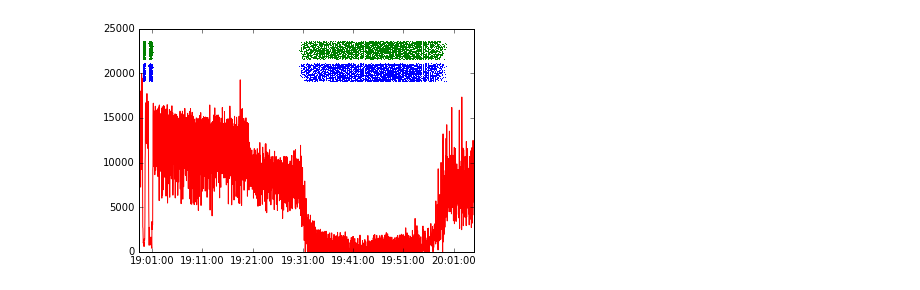
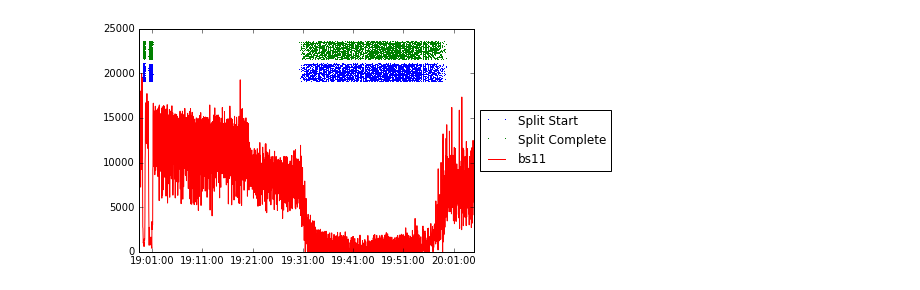
Before and after one commit to michaelsevilla/zlog-popper, a Jupyter notebook: experiments/object-spew-iops-drop/visualize.ipynb, the cells around one changed output. Drawn from its saved outputs; the diff is of its cells as text; code cells hidden in the pictures.

Commit message:
expr: add explanation and legends
Signed-off-by: Noah Watkins <noahwatkins@gmail.com>

```diff
--- a/experiments/object-spew-iops-drop/visualize.ipynb
+++ b/experiments/object-spew-iops-drop/visualize.ipynb
@@ -80,12 +86,13 @@ df.head()
 # %%
 fig = plt.figure()
 ax = fig.add_subplot(111)
-ax.plot(df.split_start, df.y1, label='a', marker=',', linestyle='')
-ax.plot(df.split_end, df.y2, label='b', marker=',', linestyle='')
-ax.plot(client_trace.time, client_trace.iops)
-plt.savefig('x.png', dpi=300, bbox_inches='tight')
+ax.plot(df.split_start, df.y1, label='Split Start', marker=',', linestyle='')
+ax.plot(df.split_end, df.y2, label='Split Complete', marker=',', linestyle='')
+ax.plot(client_trace.time, client_trace.iops, label="bs11")
+lgd = ax.legend(loc='center left', bbox_to_anchor=(1, 0.5))
+plt.savefig('x.png', dpi=300, bbox_inches='tight', bbox_extra_artists=(lgd,))
 # %% [output]
-[figure, old version]
+[figure, new version]
 # %%
 client_trace2 = get_client_tp_trace('kv11/kv_11_8000.log')
 print client_trace2.head()
```
Also changed, not shown: parts of 4 cells of this notebook.
